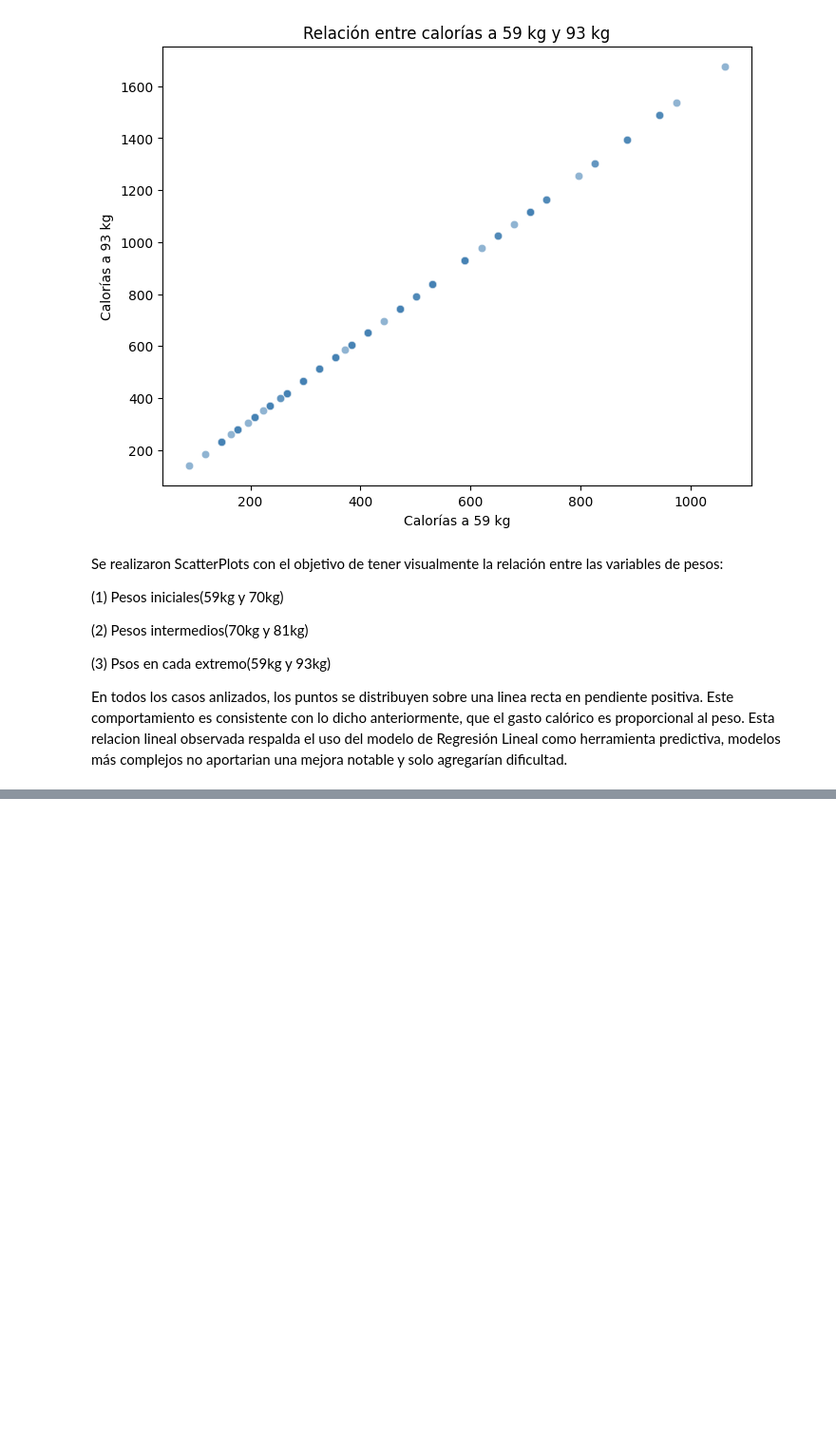
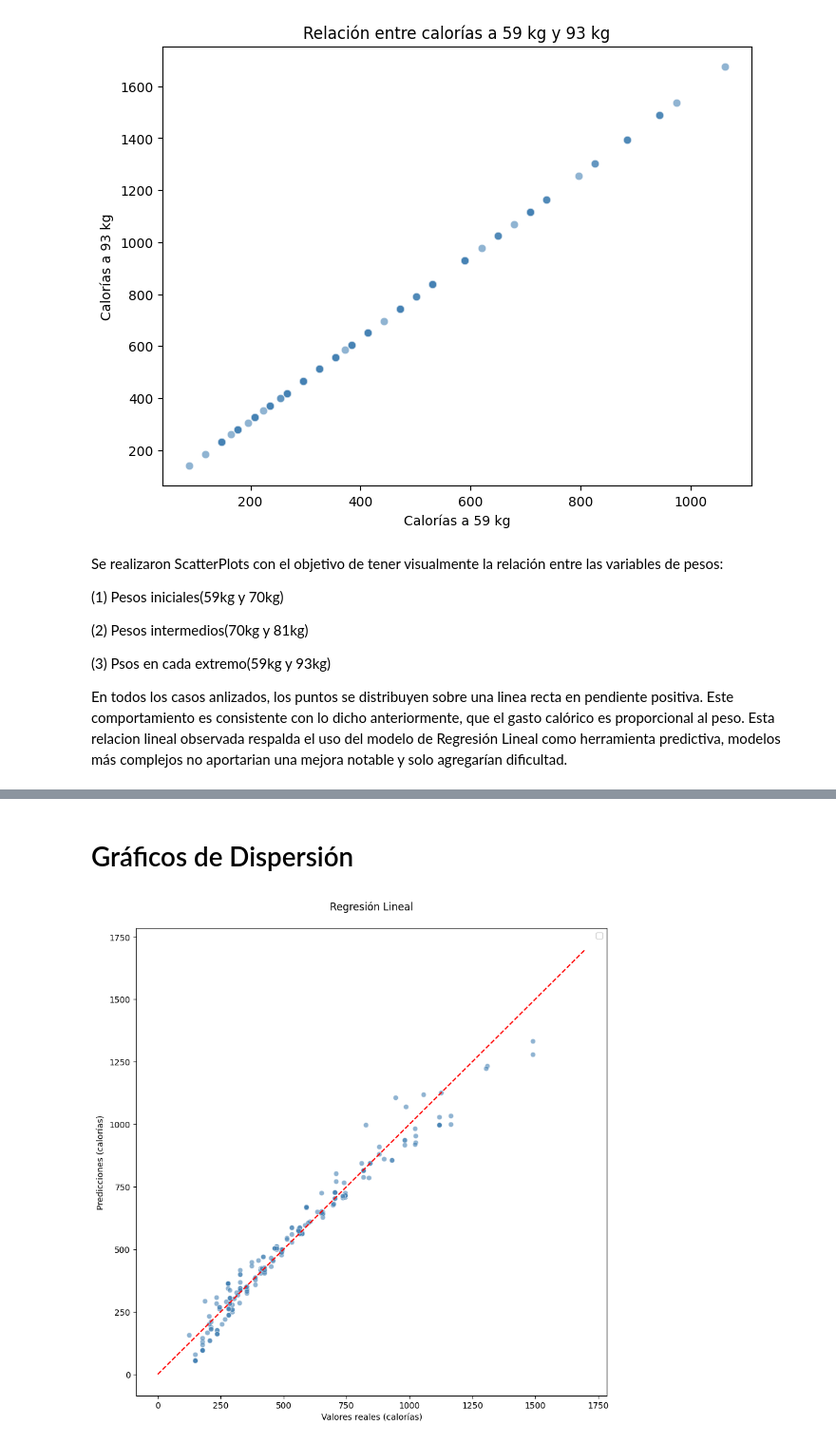
Before and after one commit to 1iFabi/calories_burn, a Jupyter notebook: calories.ipynb, the cells around one changed output, grey strips where cells are left out. Shown at 95% size. Drawn from its saved outputs; the diff is of its cells as text; code cells hidden in the pictures; blank space fills up the shorter version.

```diff
--- a/calories.ipynb
+++ b/calories.ipynb
@@ -155,0 +216,11 @@ Se realizaron ScatterPlots con el objetivo de tener visualmente la relación ent
+# %%
+X = data_final[['Actividad(1h)', 'Peso (kg)']] #Variables independientes
+y = data_final['Calorias'] #Variable dependiente
+# %%
+# Para lograr considerar la columna de actividad como una variable categórica, usamos onehoteconder para transformarla a numerica, y luego el columntransfer para aplicarselo a la columna de actividad
+preprocessor = ColumnTransformer(
+    transformers=[
+        ('cat', OneHotEncoder(handle_unknown='ignore'), ['Actividad(1h)']), # Transformamos la variable a numérica
+        ('num', 'passthrough', ['Peso (kg)'])
+    ]
+)
@@ -155,0 +231,13 @@ Se realizaron ScatterPlots con el objetivo de tener visualmente la relación ent
+# %%
+pipeline = Pipeline([
+      ('preprocessor', preprocessor),
+      ('model', LinearRegression())
+  ])
+
+X_train, X_test, y_train, y_test = train_test_split(X, y, random_state=42) #Dividir en entrenamiento y testing
+
+scores = cross_val_score(pipeline, X_train, y_train, cv=5, scoring='r2')
+
+print(f"  R² por fold: {scores}")
+print(f"  R² promedio: {scores.mean()}")
+print(f"  R² desviación estándar: {scores.std()}")
@@ -155,0 +248,4 @@ Se realizaron ScatterPlots con el objetivo de tener visualmente la relación ent
+# %%
+pipeline.fit(X_train, y_train)
+
+y_pred = pipeline.predict(X_test)
@@ -155,0 +281,17 @@ Se realizaron ScatterPlots con el objetivo de tener visualmente la relación ent
+# %% [markdown]
+# Gráficos de Dispersión
+# %%
+#Gráfico 1: Regresión Lineal
+
+fig, ax = plt.subplots(figsize=(10, 10))
+ax = sns.scatterplot(x=y_test, y=y_pred, alpha=0.6, color='steelblue')
+ax.set_xlabel("Valores reales (calorías)")
+ax.set_ylabel("Predicciones (calorías)")
+ax.set_title(
+    f"Regresión Lineal\n"
+)
+ax.plot([0, 1700], [0, 1700], "--", color="red")
+ax.legend([])
+plt.show()
+# %% [output]
+[figure, added]
```
Also changed, not shown: parts of 31 cells of this notebook.
